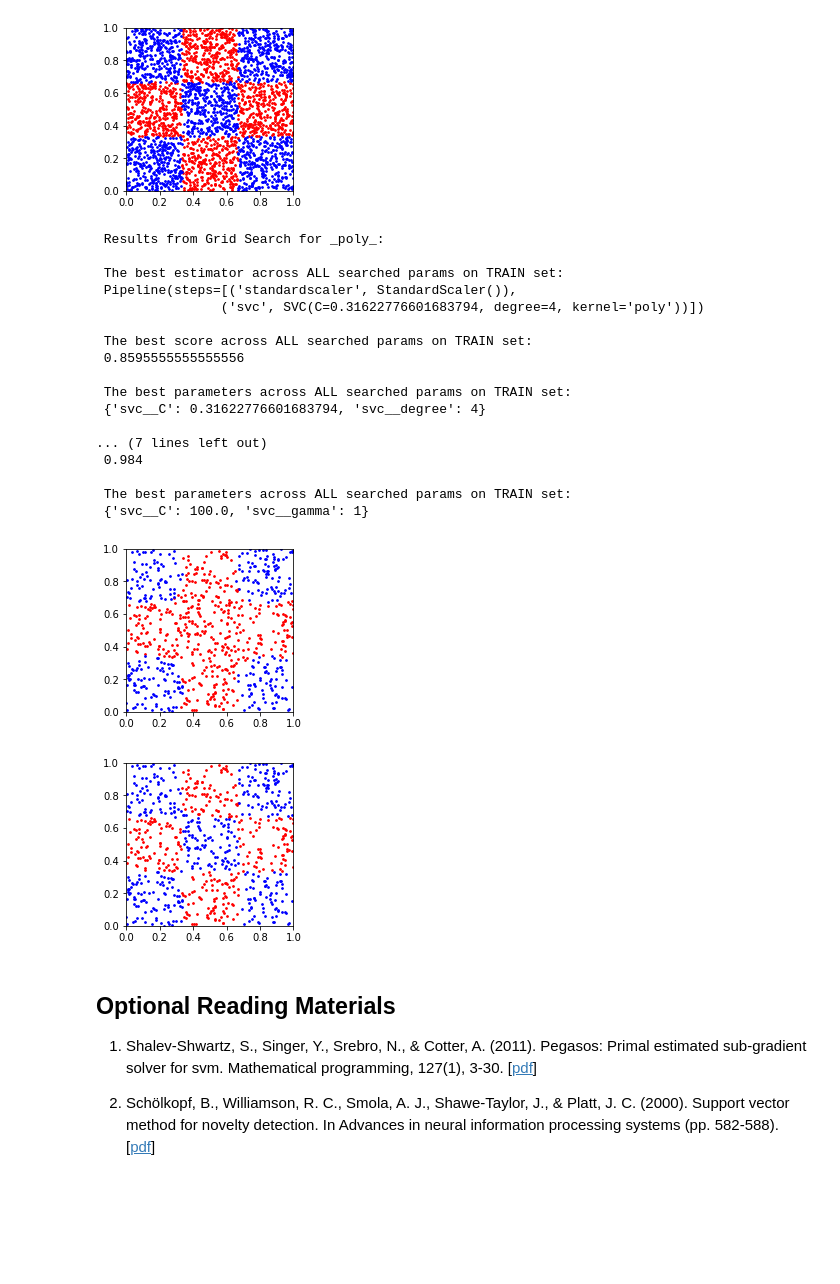
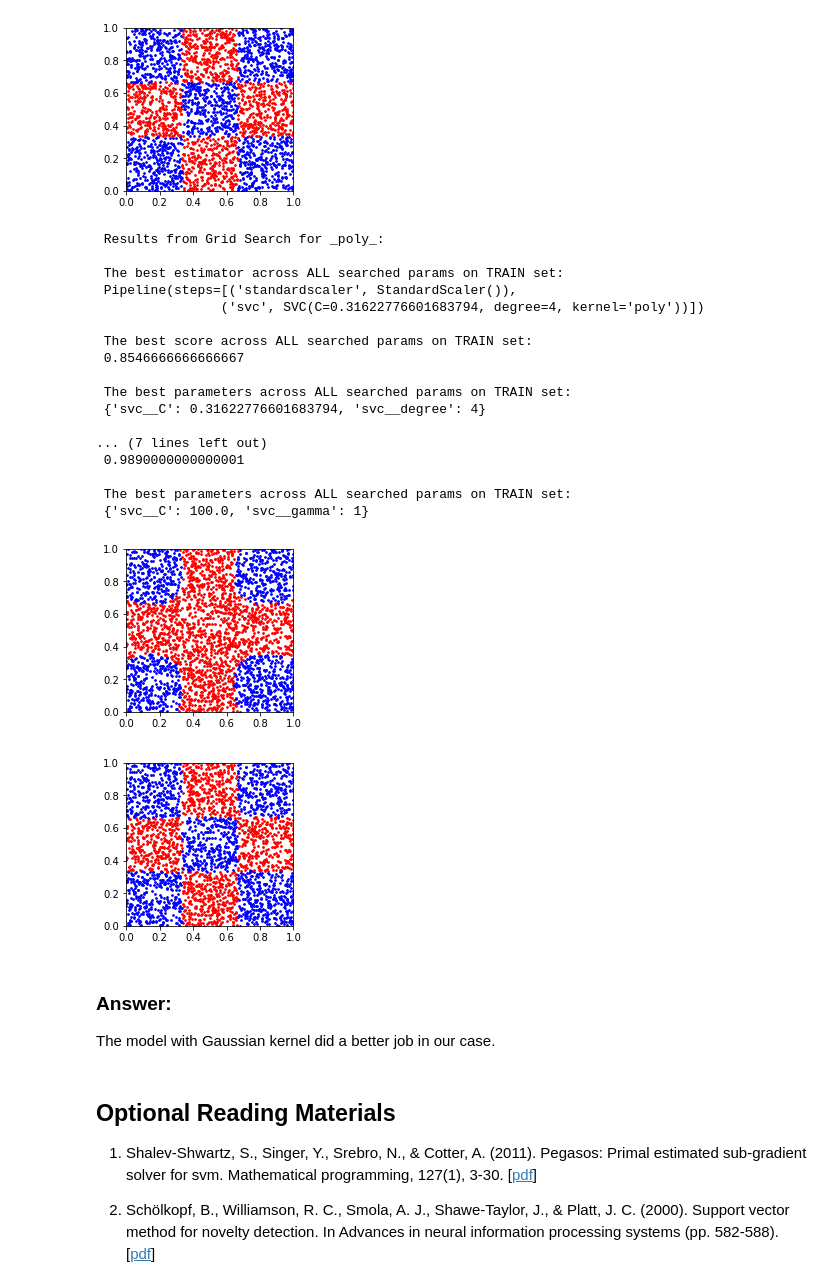
Before and after one commit to tansla/HWs_git, a Jupyter notebook: svm_exercise_2022_23.ipynb, the cells around one changed output. Saved outputs shown, nothing was run; the diff lists cells and outputs as text; code cells hidden in the pictures; blank space fills up the shorter version.

```diff
--- a/svm_exercise_2022_23.ipynb
+++ b/svm_exercise_2022_23.ipynb
@@ -416,6 +416,7 @@ from sklearn.model_selection import GridSearchCV
 
 # kernel{‘linear’, ‘poly’, ‘rbf’, ‘sigmoid’, ‘precomputed’} or callable, default=’rbf’
 # options = [['poly', {'degree':range(2,5),'C': np.logspace(-3,2,5)}],['rbf',{'gamma': [1, 0.1, 0.01, 0.001],'C': np.logspace(-3,2,5)}]]
+X_train, y_train = checkerboard(3000)
 options = [['poly', {'svc__degree':range(2,5),'svc__C': np.logspace(-3,2,5)}],['rbf',{'svc__gamma': [1, 0.1, 0.01, 0.001],'svc__C': np.logspace(-3,2,5)}]]
 
 for i in [0,1]:
@@ -443,30 +444,33 @@ for i in [0,1]:
                 ('svc', SVC(C=0.31622776601683794, degree=4, kernel='poly'))])
 
  The best score across ALL searched params on TRAIN set:
- 0.8595555555555556
+ 0.8546666666666667
 
  The best parameters across ALL searched params on TRAIN set:
  {'svc__C': 0.31622776601683794, 'svc__degree': 4}
 
 ... (7 lines left out)
- 0.984
+ 0.9890000000000001
 
  The best parameters across ALL searched params on TRAIN set:
  {'svc__C': 100.0, 'svc__gamma': 1}
 # %%
 from sklearn.metrics import classification_report
+
+X_test, y_test = checkerboard(3000)
+
 svc = SVC(C=0.31622776601683794, degree=4, kernel='poly')
 clf = make_pipeline(StandardScaler(), svc)
 clf.fit(X_train, y_train)
 clf.score(X_test, y_test)
 y_pred = clf.predict(X_test)
 plot_checkerboard(X_test,y_pred)
 
 # cv = svc.support_vectors_
 # plt.scatter(cv[:,0],cv[:,1],c='g',)
 # print(svc.support_vectors_)
 # %% [output]
-[figure, old version]
+[figure, new version]
 # %%
 svc = SVC(C=100.0, gamma=1, kernel='rbf')
 clf = make_pipeline(StandardScaler(), svc)
@@ -479,7 +483,11 @@ plot_checkerboard(X_test,y_pred)
 # plt.scatter(cv[:,0],cv[:,1],c='g',)
 # print(svc.support_vectors_)
 # %% [output]
-[figure, old version]
+[figure, new version]
+# %% [markdown]
+### Answer:
+
+The model with Gaussian kernel did a better job in our case.
 # %% [markdown]
 ## Optional Reading Materials
 1. Shalev-Shwartz, S., Singer, Y., Srebro, N., & Cotter, A. (2011). Pegasos: Primal estimated sub-gradient solver for svm. Mathematical programming, 127(1), 3-30. [[pdf](http://www.ee.oulu.fi/research/imag/courses/Vedaldi/ShalevSiSr07.pdf)]
```
